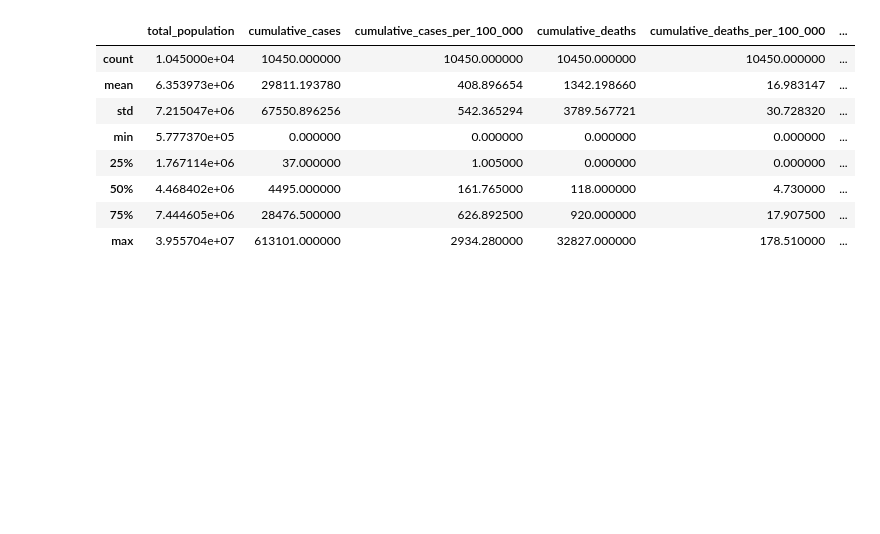
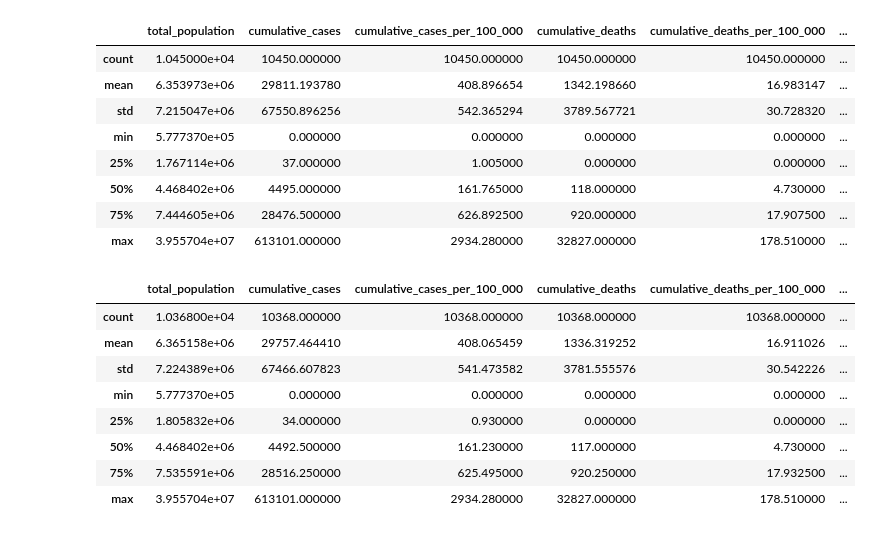
Before and after one commit to Eric-MK/ML_class_lessons, a Jupyter notebook: task3.ipynb, the cells around one changed output. Cells and saved outputs as stored; diff of their text form; code cells hidden in the pictures; blank space fills up the shorter version.

Commit message:
remove negative values

```diff
--- a/task3.ipynb
+++ b/task3.ipynb
@@ -138,3 +138,18 @@ df.describe()
 | 50% | 4.468402e+06 | 4495.000000 | 161.765000 | 118.000000 | 4.730000 | ... |
 | 75% | 7.444605e+06 | 28476.500000 | 626.892500 | 920.000000 | 17.907500 | ... |
 | max | 3.955704e+07 | 613101.000000 | 2934.280000 | 32827.000000 | 178.510000 | ... |
+# %%
+# Removing records where 'new_cases' or 'new_deaths' are less than 0 negative
+df_cleaned = df[(df['new_cases'] >= 0) & (df['new_deaths'] >= 0)]
+
+df_cleaned.describe()
+# %% [output]
+|  | total_population | cumulative_cases | cumulative_cases_per_100_000 | cumulative_deaths | cumulative_deaths_per_100_000 | ... |
+| count | 1.036800e+04 | 10368.000000 | 10368.000000 | 10368.000000 | 10368.000000 | ... |
+| mean | 6.365158e+06 | 29757.464410 | 408.065459 | 1336.319252 | 16.911026 | ... |
+| std | 7.224389e+06 | 67466.607823 | 541.473582 | 3781.555576 | 30.542226 | ... |
+| min | 5.777370e+05 | 0.000000 | 0.000000 | 0.000000 | 0.000000 | ... |
+| 25% | 1.805832e+06 | 34.000000 | 0.930000 | 0.000000 | 0.000000 | ... |
+| 50% | 4.468402e+06 | 4492.500000 | 161.230000 | 117.000000 | 4.730000 | ... |
+| 75% | 7.535591e+06 | 28516.250000 | 625.495000 | 920.250000 | 17.932500 | ... |
+| max | 3.955704e+07 | 613101.000000 | 2934.280000 | 32827.000000 | 178.510000 | ... |
```
